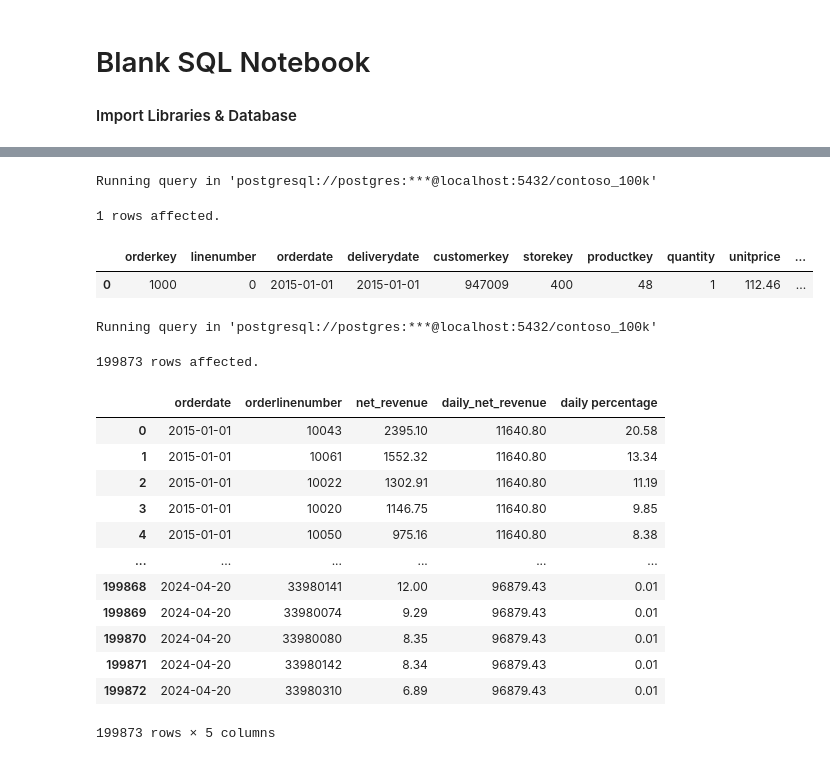
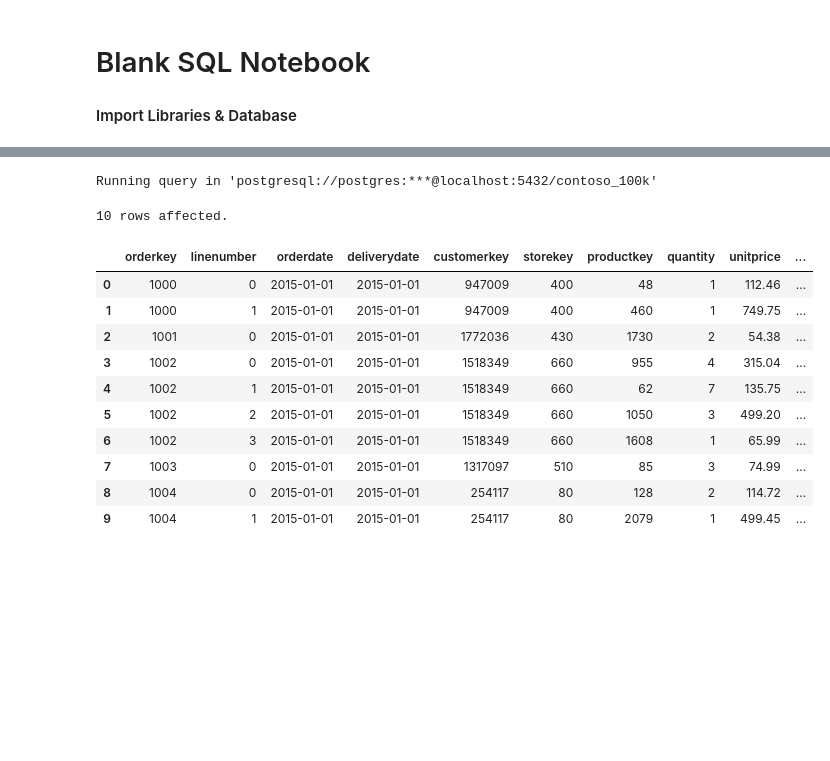
Before and after one commit to mose364/Hands_on_sql, a Jupyter notebook: Resources/Blank_SQL_Notebook.ipynb, the cells around one changed output, grey strips where cells are left out. Drawn from its saved outputs; the diff is of its cells as text; code cells hidden in the pictures; blank space fills up the shorter version.

```diff
--- a/Resources/Blank_SQL_Notebook.ipynb
+++ b/Resources/Blank_SQL_Notebook.ipynb
@@ -83,34 +76,20 @@ Running query in 'postgresql://postgres:***@localhost:5432/contoso_100k'
 # %%
 %%sql
-select * from sales limit 1
+select * from sales
+limit 10
 # %% [output]
 Running query in 'postgresql://postgres:***@localhost:5432/contoso_100k'
-1 rows affected.
+10 rows affected.
 |  | orderkey | linenumber | orderdate | deliverydate | customerkey | storekey | productkey | quantity | unitprice | ... |
 | 0 | 1000 | 0 | 2015-01-01 | 2015-01-01 | 947009 | 400 | 48 | 1 | 112.46 | ... |
+| 1 | 1000 | 1 | 2015-01-01 | 2015-01-01 | 947009 | 400 | 460 | 1 | 749.75 | ... |
+| 2 | 1001 | 0 | 2015-01-01 | 2015-01-01 | 1772036 | 430 | 1730 | 2 | 54.38 | ... |
+| 3 | 1002 | 0 | 2015-01-01 | 2015-01-01 | 1518349 | 660 | 955 | 4 | 315.04 | ... |
+| 4 | 1002 | 1 | 2015-01-01 | 2015-01-01 | 1518349 | 660 | 62 | 7 | 135.75 | ... |
+| 5 | 1002 | 2 | 2015-01-01 | 2015-01-01 | 1518349 | 660 | 1050 | 3 | 499.20 | ... |
+| 6 | 1002 | 3 | 2015-01-01 | 2015-01-01 | 1518349 | 660 | 1608 | 1 | 65.99 | ... |
+| 7 | 1003 | 0 | 2015-01-01 | 2015-01-01 | 1317097 | 510 | 85 | 3 | 74.99 | ... |
+| 8 | 1004 | 0 | 2015-01-01 | 2015-01-01 | 254117 | 80 | 128 | 2 | 114.72 | ... |
+| 9 | 1004 | 1 | 2015-01-01 | 2015-01-01 | 254117 | 80 | 2079 | 1 | 499.45 | ... |
-# %%
-%%sql
-select *,net_revenue*100/daily_net_revenue "daily percentage" from (
-select orderdate ,(orderkey*10)+linenumber orderlinenumber ,
-(quantity*netprice*exchangerate) net_revenue ,
-sum(quantity*netprice*exchangerate)over(partition by orderdate) daily_net_revenue
-from sales ) revenue
-order by orderdate,"daily percentage" desc
-# %% [output]
-Running query in 'postgresql://postgres:***@localhost:5432/contoso_100k'
-199873 rows affected.
-|  | orderdate | orderlinenumber | net_revenue | daily_net_revenue | daily percentage |
-| 0 | 2015-01-01 | 10043 | 2395.10 | 11640.80 | 20.58 |
-| 1 | 2015-01-01 | 10061 | 1552.32 | 11640.80 | 13.34 |
-| 2 | 2015-01-01 | 10022 | 1302.91 | 11640.80 | 11.19 |
-| 3 | 2015-01-01 | 10020 | 1146.75 | 11640.80 | 9.85 |
-| 4 | 2015-01-01 | 10050 | 975.16 | 11640.80 | 8.38 |
-| ... | ... | ... | ... | ... | ... |
-| 199868 | 2024-04-20 | 33980141 | 12.00 | 96879.43 | 0.01 |
-| 199869 | 2024-04-20 | 33980074 | 9.29 | 96879.43 | 0.01 |
-| 199870 | 2024-04-20 | 33980080 | 8.35 | 96879.43 | 0.01 |
-| 199871 | 2024-04-20 | 33980142 | 8.34 | 96879.43 | 0.01 |
-| 199872 | 2024-04-20 | 33980310 | 6.89 | 96879.43 | 0.01 |
-199873 rows × 5 columns
 # %%
 %%sql
```
Also changed, not shown: parts of 8 cells of this notebook.
